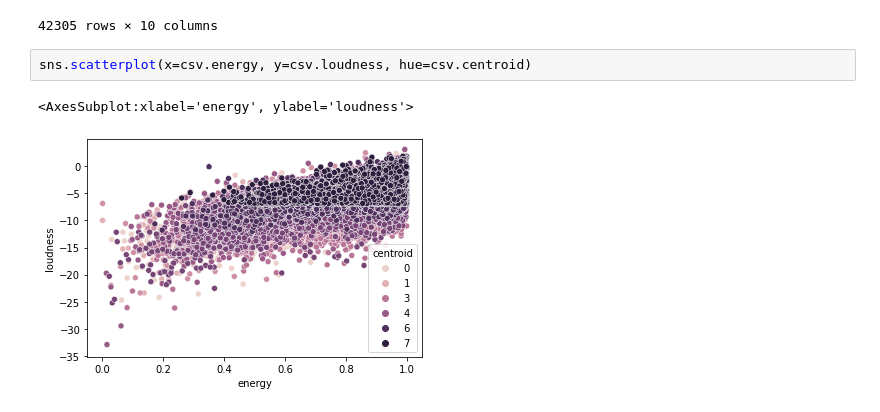
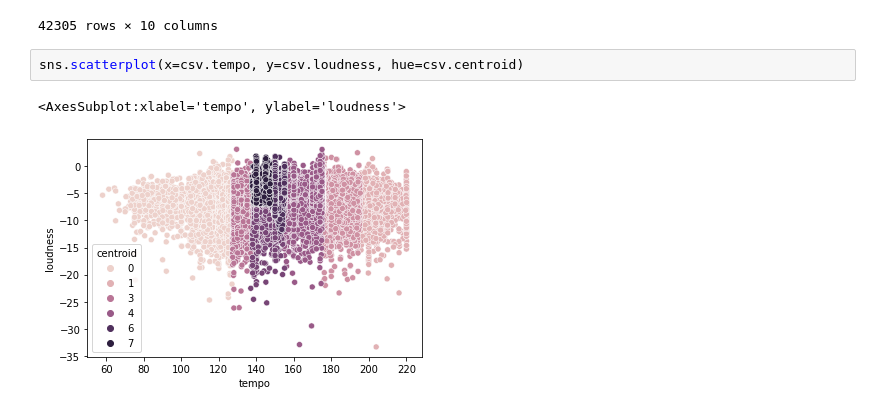
Before and after one commit to carter-bailey/cs5030-project, a Jupyter notebook: visualize.ipynb, the cells around one changed output. Cells and saved outputs as stored; diff of their text form.

```diff
--- a/visualize.ipynb
+++ b/visualize.ipynb
@@ -19,7 +19,7 @@ csv
 | 42304 | 7 | 0.228 | 0.735 | -3.250 | 0.0400 | 0.02630 | 0.000003 | 0.1170 | 0.233 | ... |
 42305 rows × 10 columns
 # %%
-sns.scatterplot(x=csv.energy, y=csv.loudness, hue=csv.centroid)
+sns.scatterplot(x=csv.tempo, y=csv.loudness, hue=csv.centroid)
 # %% [output]
-<AxesSubplot:xlabel='energy', ylabel='loudness'>
+<AxesSubplot:xlabel='tempo', ylabel='loudness'>
-[figure, old version]
+[figure, new version]
```
Also changed, not shown: 1 other file.
